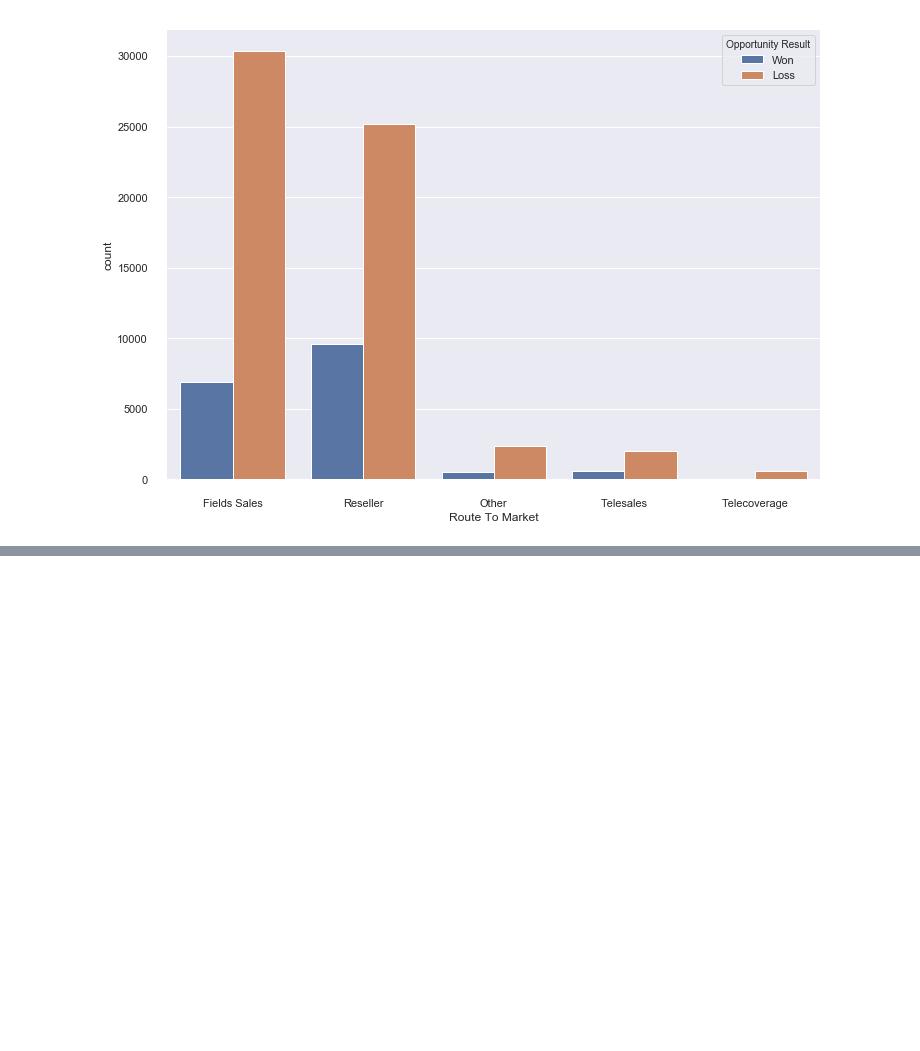
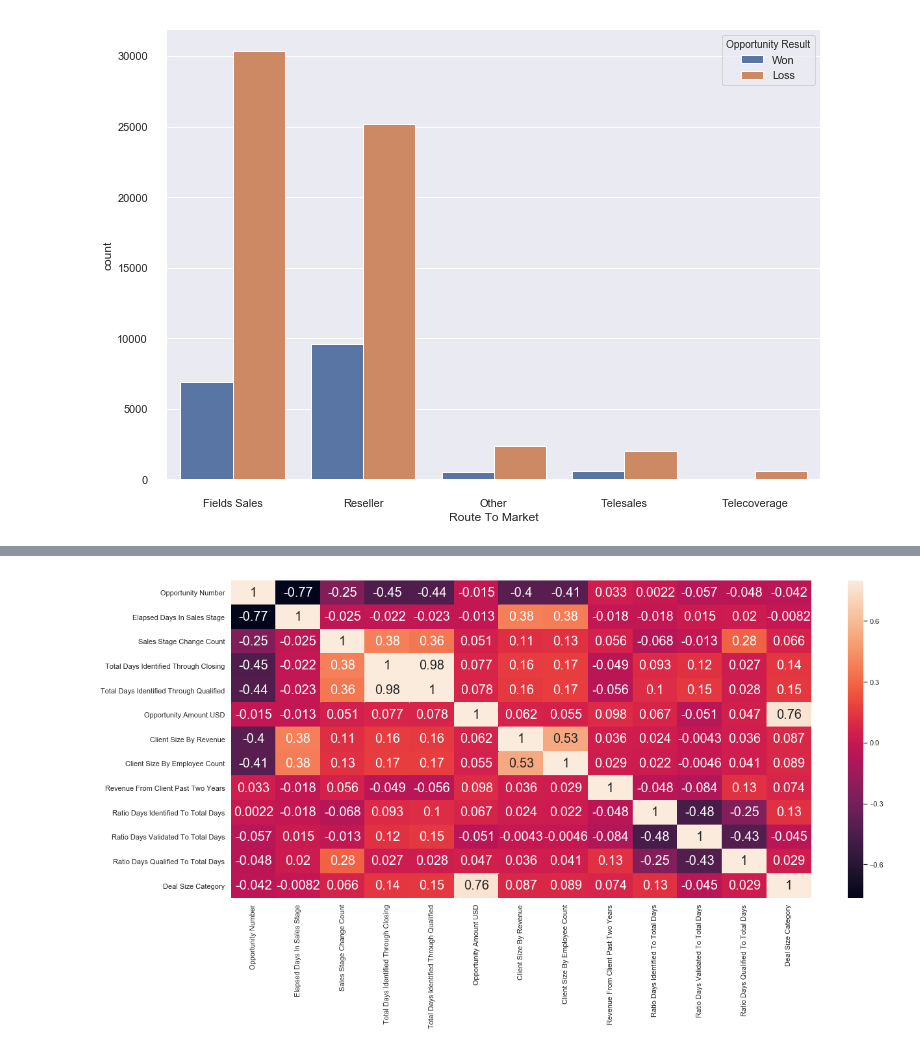
Before and after one commit to RaquelRufino/ProjetoIA, a Jupyter notebook: Sales.ipynb, the cells around one changed output, grey strips where cells are left out. Drawn from its saved outputs; the diff is of its cells as text; code cells hidden in the pictures; blank space fills up the shorter version.

```diff
--- a/Sales.ipynb
+++ b/Sales.ipynb
@@ -32,0 +38,3 @@ sns.set(rc={'figure.figsize':(16.7,13.27)})
+# %%
+numeric_features = sales_data.select_dtypes(include=[np.number])
+numeric_features.dtypes
@@ -32,0 +56,4 @@ sns.set(rc={'figure.figsize':(16.7,13.27)})
+# %%
+corr = numeric_features.corr()
+print (corr['Opportunity Amount USD'].sort_values(ascending=False)[:10], '\n')
+print (corr['Opportunity Amount USD'].sort_values(ascending=False)[-10:])
@@ -32,0 +78,6 @@ sns.set(rc={'figure.figsize':(16.7,13.27)})
+# %%
+#correlation matrix
+f, ax = plt.subplots(figsize=(20, 9))
+sns.heatmap(corr, vmax=.8,annot_kws={'size': 20}, annot=True);
+# %% [output]
+[figure, added]
```
Also changed, not shown: parts of 4 cells of this notebook.
